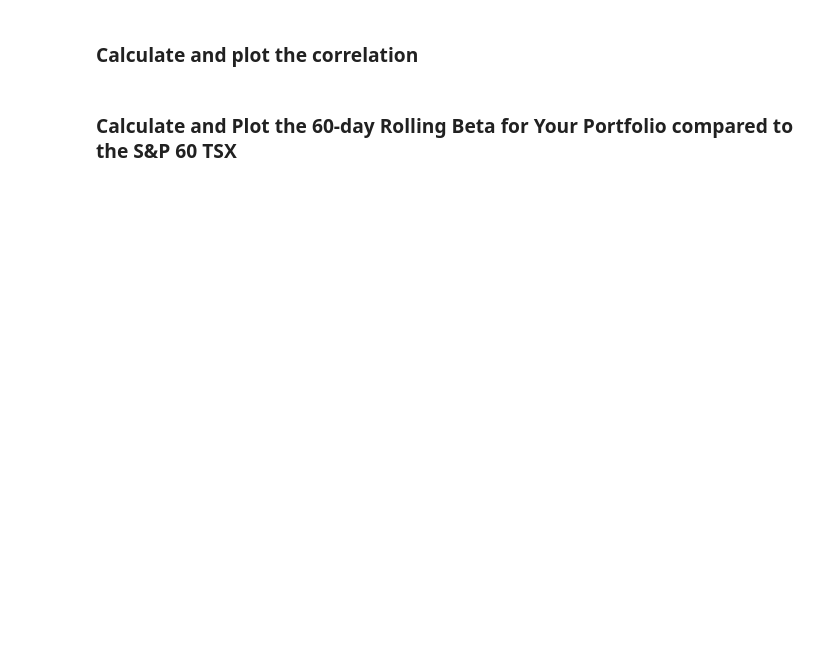
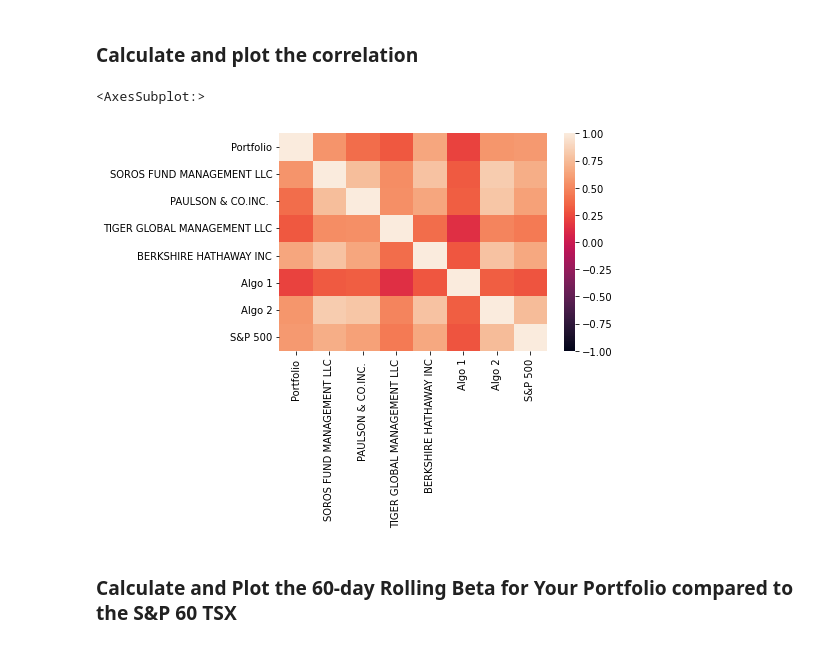
Before and after one commit to GuilleMGN/WhaleAnalysis, a Jupyter notebook: whale_analysis.ipynb, the cells around one changed output. Cells and saved outputs as stored; diff of their text form; code cells hidden in the pictures; blank space fills up the shorter version.

```diff
--- a/whale_analysis.ipynb
+++ b/whale_analysis.ipynb
@@ -494,5 +573,10 @@ weights = [1/3, 1/3, 1/3]
 ### Calculate and plot the correlation
 # %%
 # Calculate and plot the correlation
+portfolio_correlation = pd.DataFrame(all_portfolio_returns.corr())
+sns.heatmap(portfolio_correlation, vmin =- 1, vmax = 1)
+# %% [output]
+<AxesSubplot:>
+[figure, added]
 # %% [markdown]
 ### Calculate and Plot the 60-day Rolling Beta for Your Portfolio compared to the S&P 60 TSX
```
Also changed, not shown: parts of 20 cells of this notebook.
